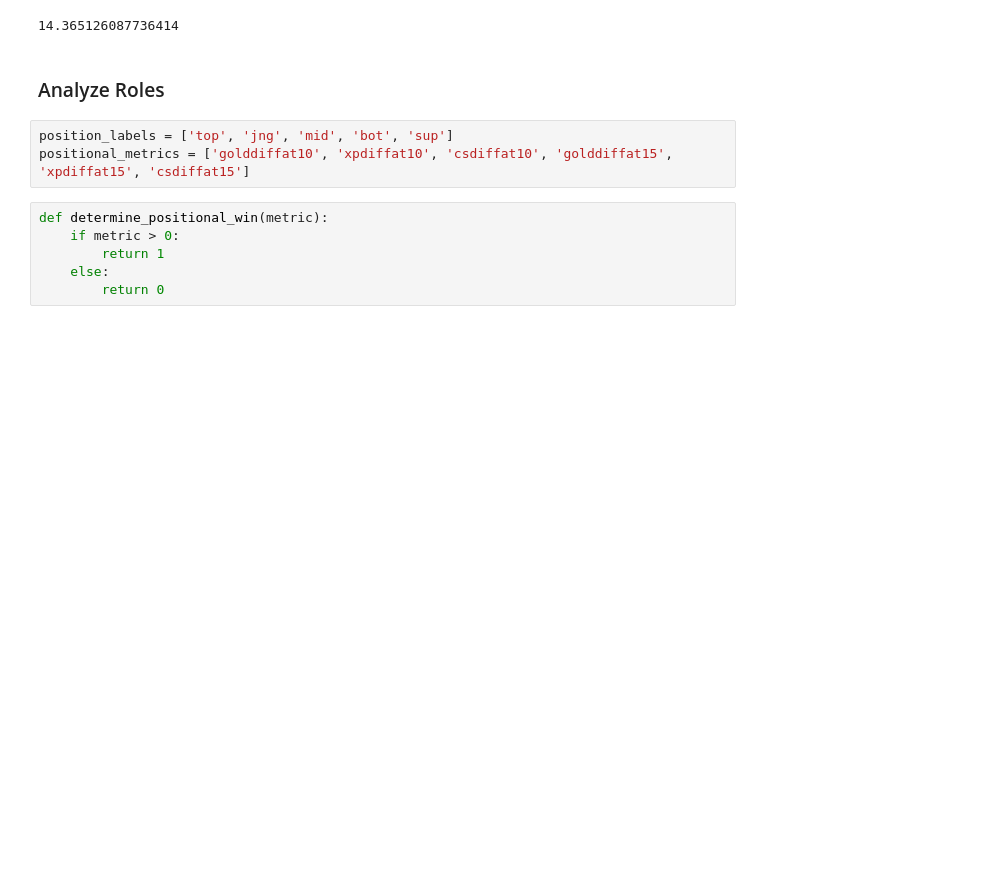
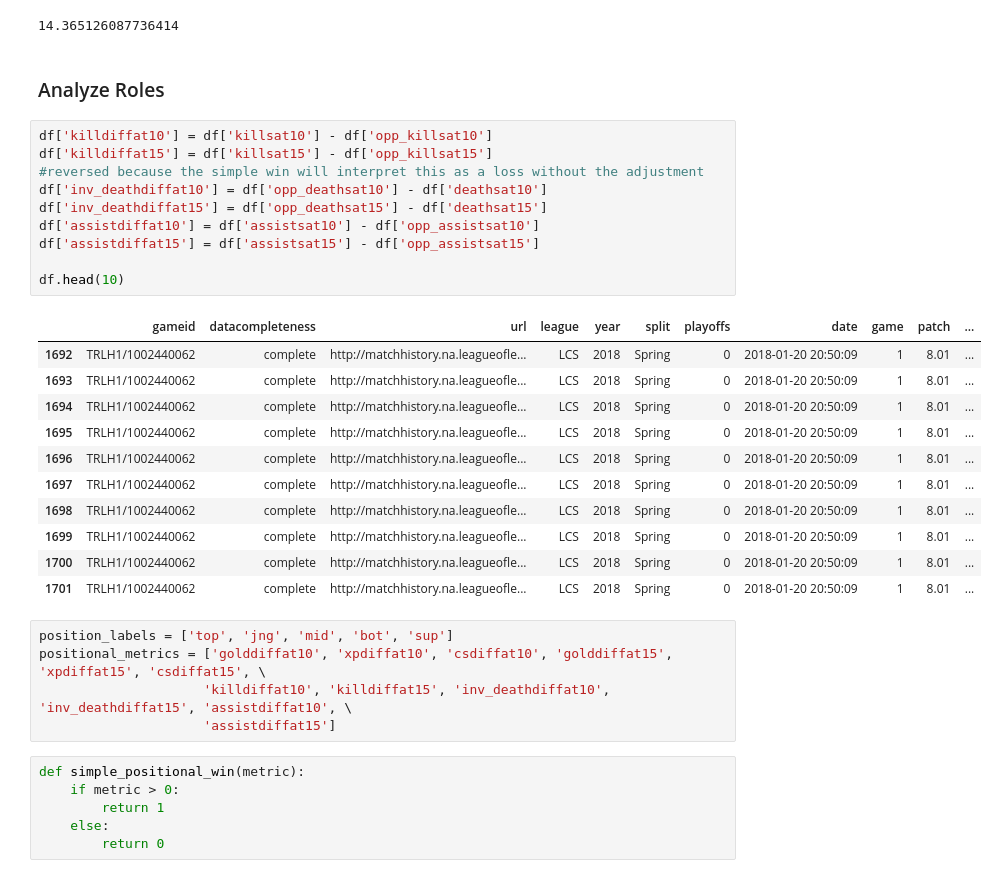
Before and after one commit to paulperrone/lol-analysis, a Jupyter notebook: notebooks/role-skill-expression.ipynb, the cells around one changed output. Saved outputs shown, nothing was run; the diff lists cells and outputs as text; blank space fills up the shorter version.

```diff
--- a/notebooks/role-skill-expression.ipynb
+++ b/notebooks/role-skill-expression.ipynb
@@ -122,11 +135,35 @@ print(breakpoint)
 14.365126087736414
 # %% [markdown]
 ### Analyze Roles
+# %%
+df['killdiffat10'] = df['killsat10'] - df['opp_killsat10']
+df['killdiffat15'] = df['killsat15'] - df['opp_killsat15']
+#reversed because the simple win will interpret this as a loss without the adjustment
+df['inv_deathdiffat10'] = df['opp_deathsat10'] - df['deathsat10']
+df['inv_deathdiffat15'] = df['opp_deathsat15'] - df['deathsat15']
+df['assistdiffat10'] = df['assistsat10'] - df['opp_assistsat10']
+df['assistdiffat15'] = df['assistsat15'] - df['opp_assistsat15']
+
+df.head(10)
+# %% [output]
+|  | gameid | datacompleteness | url | league | year | split | playoffs | date | game | patch | ... |
+| 1692 | TRLH1/1002440062 | complete | http://matchhistory.na.leagueofle... | LCS | 2018 | Spring | 0 | 2018-01-20 20:50:09 | 1 | 8.01 | ... |
+| 1693 | TRLH1/1002440062 | complete | http://matchhistory.na.leagueofle... | LCS | 2018 | Spring | 0 | 2018-01-20 20:50:09 | 1 | 8.01 | ... |
+| 1694 | TRLH1/1002440062 | complete | http://matchhistory.na.leagueofle... | LCS | 2018 | Spring | 0 | 2018-01-20 20:50:09 | 1 | 8.01 | ... |
+| 1695 | TRLH1/1002440062 | complete | http://matchhistory.na.leagueofle... | LCS | 2018 | Spring | 0 | 2018-01-20 20:50:09 | 1 | 8.01 | ... |
+| 1696 | TRLH1/1002440062 | complete | http://matchhistory.na.leagueofle... | LCS | 2018 | Spring | 0 | 2018-01-20 20:50:09 | 1 | 8.01 | ... |
+| 1697 | TRLH1/1002440062 | complete | http://matchhistory.na.leagueofle... | LCS | 2018 | Spring | 0 | 2018-01-20 20:50:09 | 1 | 8.01 | ... |
+| 1698 | TRLH1/1002440062 | complete | http://matchhistory.na.leagueofle... | LCS | 2018 | Spring | 0 | 2018-01-20 20:50:09 | 1 | 8.01 | ... |
+| 1699 | TRLH1/1002440062 | complete | http://matchhistory.na.leagueofle... | LCS | 2018 | Spring | 0 | 2018-01-20 20:50:09 | 1 | 8.01 | ... |
+| 1700 | TRLH1/1002440062 | complete | http://matchhistory.na.leagueofle... | LCS | 2018 | Spring | 0 | 2018-01-20 20:50:09 | 1 | 8.01 | ... |
+| 1701 | TRLH1/1002440062 | complete | http://matchhistory.na.leagueofle... | LCS | 2018 | Spring | 0 | 2018-01-20 20:50:09 | 1 | 8.01 | ... |
 # %%
 position_labels = ['top', 'jng', 'mid', 'bot', 'sup']
-positional_metrics = ['golddiffat10', 'xpdiffat10', 'csdiffat10', 'golddiffat15', 'xpdiffat15', 'csdiffat15']
+positional_metrics = ['golddiffat10', 'xpdiffat10', 'csdiffat10', 'golddiffat15', 'xpdiffat15', 'csdiffat15', \
+                     'killdiffat10', 'killdiffat15', 'inv_deathdiffat10', 'inv_deathdiffat15', 'assistdiffat10', \
+                     'assistdiffat15']
 # %%
-def determine_positional_win(metric):
+def simple_positional_win(metric):
     if metric > 0:
         return 1
     else:
```
Also changed, not shown: parts of 21 cells of this notebook.
